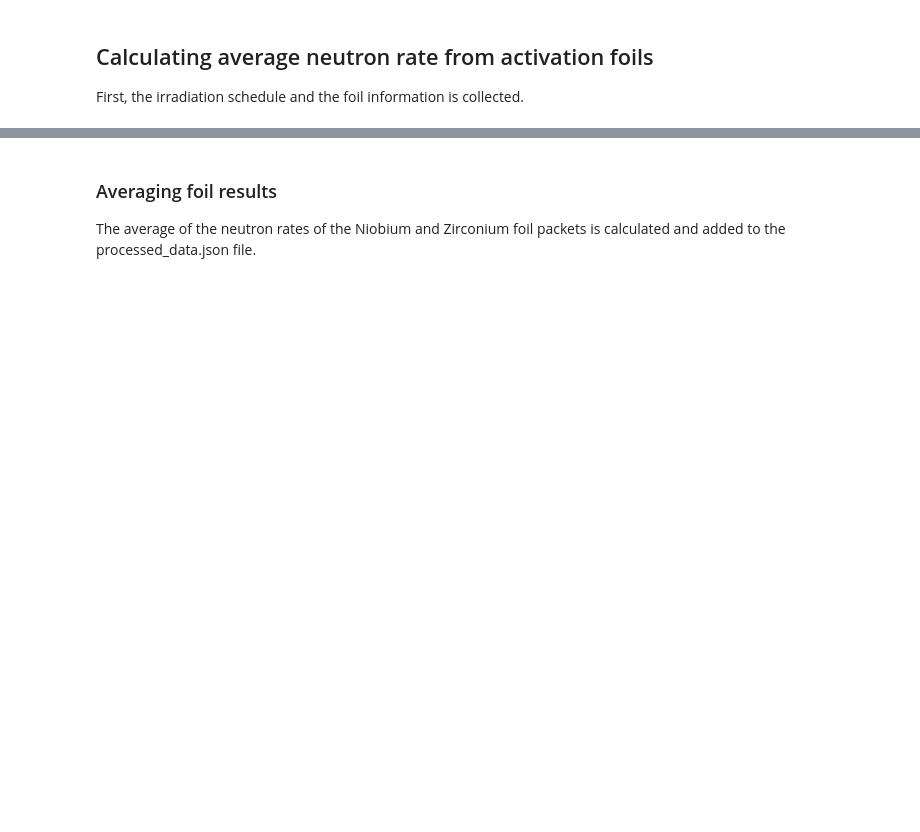
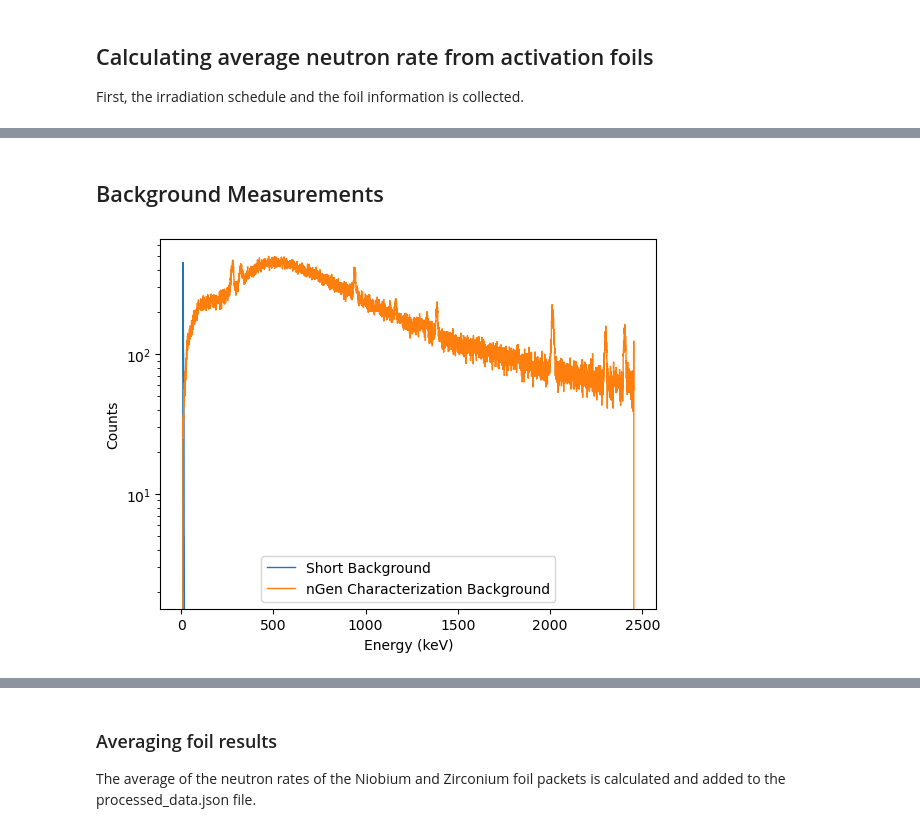
Before and after one commit to cdunn314/FLiBe-1L-run-2, a Jupyter notebook: analysis/neutron/foil_analysis_HPGe.ipynb, the cells around one changed output, grey strips where cells are left out. Drawn from its saved outputs; the diff is of its cells as text; code cells hidden in the pictures; blank space fills up the shorter version.

```diff
--- a/analysis/neutron/foil_analysis_HPGe.ipynb
+++ b/analysis/neutron/foil_analysis_HPGe.ipynb
@@ -311,2 +378,28 @@ all_neutron_rates_err = []
 # %%
 from process_foil_data import irradiations, time_generator_off
+# %% [markdown]
+## Background Measurements
+# %%
+from libra_toolbox.neutron_detection.activation_foils.compass import Measurement
+
+background_detector1 = background_meas.get_detector(channel_nb)
+background_meas2 = Measurement.from_directory(
+        '../../data/neutron_detection/activation_foils/260310_1L_FLiBe_run2/DAQ/Background_long_count1_feb2026_nGen_charac/UNFILTERED',
+        name="Background_nGen_charac",
+        info_file_optional=False,
+    )
+background_detector2 = background_meas2.get_detector(channel_nb)
+
+fig, ax = plt.subplots()
+hist1, bin_edges1 = background_detector1.get_energy_hist()
+calibrated_bin_edges1 = np.polyval(calibration_coeffs[channel_nb], bin_edges1)
+ax.stairs(hist1, calibrated_bin_edges1, label="Short Background")
+hist2, bin_edges2 = background_detector2.get_energy_hist()
+calibrated_bin_edges2 = np.polyval(calibration_coeffs[channel_nb], bin_edges2)
+ax.stairs(hist2, calibrated_bin_edges2, label="nGen Characterization Background")
+ax.set_xlabel("Energy (keV)")
+ax.set_ylabel("Counts")
+ax.legend()
+ax.set_yscale("log")
+# %% [output]
+[figure, added]
```
Also changed, not shown: parts of 14 cells of this notebook, 1 other file.
